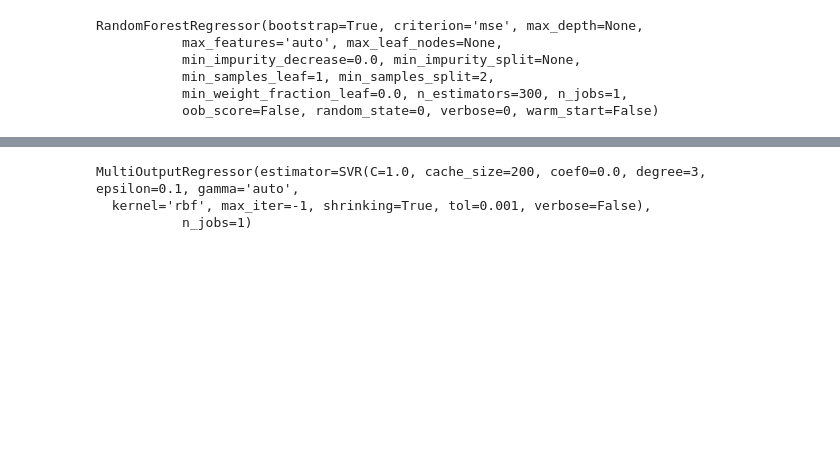
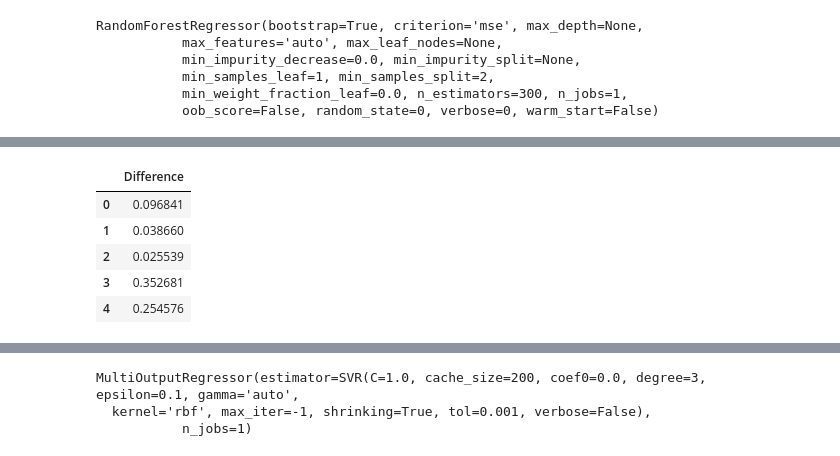
Before and after one commit to jasonyliang/Hanyang-Urban-Planning-Lab, a Jupyter notebook: Playground2.ipynb, the cells around one changed output, grey strips where cells are left out. Saved outputs shown, nothing was run; the diff lists cells and outputs as text; code cells hidden in the pictures; blank space fills up the shorter version.

```diff
--- a/Playground2.ipynb
+++ b/Playground2.ipynb
@@ -150,3 +167,14 @@ accuracy(prediction)
+# %%
+difference = ind_diff(prediction)
+# %%
+difference.head()
+# %% [output]
+|  | Difference |
+| 0 | 0.096841 |
+| 1 | 0.038660 |
+| 2 | 0.025539 |
+| 3 | 0.352681 |
+| 4 | 0.254576 |
 # %%
 plt.scatter(y_test.iloc[:, 0], y_test.iloc[:, 1], color = "red", label = 'Actual')
 plt.scatter(y_pred[:, 0], y_pred[:, 1], color = "blue", label = 'Prediction')
```
Also changed, not shown: parts of 13 cells of this notebook.
